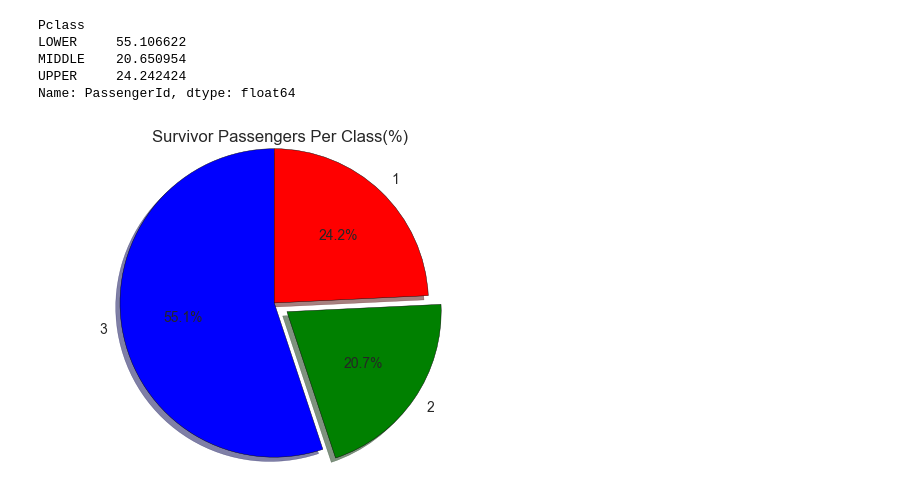
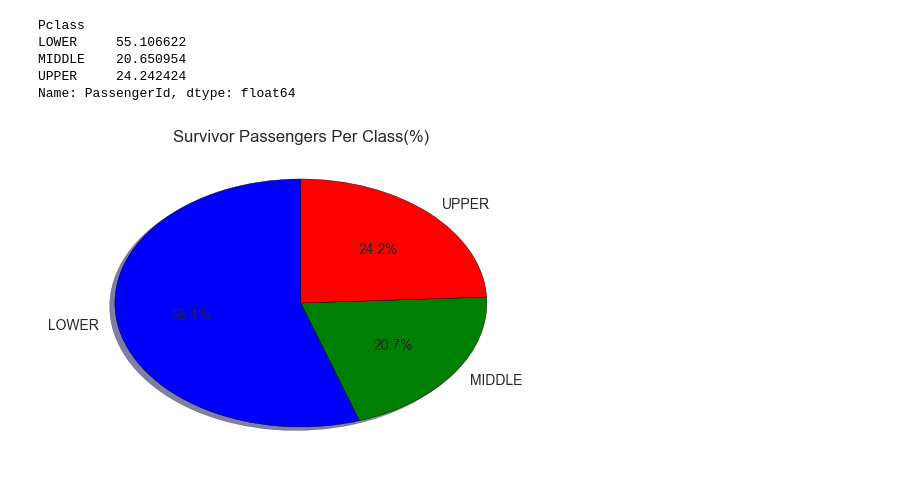
Before and after one commit to rramchan12/Data-Analyst-NanoDegree, a Jupyter notebook: P2 - Investigate a Dataset using Python/Investigating_Titanic_Data.ipynb, the cells around one changed output. Saved outputs shown, nothing was run; the diff lists cells and outputs as text; code cells hidden in the pictures.

```diff
--- a/P2 - Investigate a Dataset using Python/Investigating_Titanic_Data.ipynb
+++ b/P2 - Investigate a Dataset using Python/Investigating_Titanic_Data.ipynb
@@ -196,19 +196,31 @@ Now we shall try to answer our initial Questions
 def get_percentage(x,y):
     return (x/y)*100
 
-def pie_plot(x,x_axes_name):
+def pie_plot(x,x_axes_name, x_labels):
     # Pie chart, where the slices will be ordered and plotted counter-clockwise:
-    labels = '3', '2', '1'
+    #labels = '3', '2', '1'
     sizes = np.array(x)
-    explode = (0, 0.1, 0)  # only "explode" the 2nd slice (i.e. 'Hogs')
+    explode = (0, 0, 0)  # only "explode" the 2nd slice (i.e. 'Hogs')
 
     fig1, ax1 = plt.subplots()
-    ax1.pie(sizes, explode=explode, labels=labels, autopct='%1.1f%%',
+    ax1.pie(sizes, explode=explode, labels=x_labels, autopct='%1.1f%%',
         shadow=True, startangle=90)
-    ax1.axis('Equal')  # Equal aspect ratio ensures that pie is drawn as a circle.
+    #ax1.axis('Equal')  # Equal aspect ratio ensures that pie is drawn as a circle.
     plt.title(x_axes_name)
     plt.show()
     return None
+
+def plot(x, y, ylabel):
+    x = np.array(x)
+    y = np.array(y)
+    #Create a Linear regressions to get slope, intercept, pearsons R, p value, R2
+    slope, intercept, r_value, p_value, std_err =  stats.linregress(x,y)
+    y_predicted = slope*x + intercept
+    print ("Slope :  {}, Pearsons R: {}, Standard Deviation : {}".format(slope, r_value, std_err))
+
+    plt.plot(x, y, 'm-', x, y_predicted, 'o')
+    plt.ylabel(ylabel)
+    plt.show();
 # %%
 #No of classes in the Titanic
 
@@ -242,13 +254,13 @@ Name: PassengerId, dtype: float64
 # %%
 #Constructing a data frame
 %matplotlib inline
 
 passenger_per_class_df = pd.DataFrame(data={'Passengers Per Class': passengers_per_class, 'Passengers Per Class %':passengers_per_class_percentage })
 passenger_per_class_df
 
-pie_plot(passengers_per_class_percentage, "Survivor Passengers Per Class(%)")
+pie_plot(passengers_per_class_percentage, "Survivor Passengers Per Class(%)",['LOWER','MIDDLE','UPPER'])
 # %% [output]
-[figure, old version]
+[figure, new version]
 # %%
 #Group passengers by survivors
 
```
Also changed, not shown: parts of 11 cells of this notebook.
